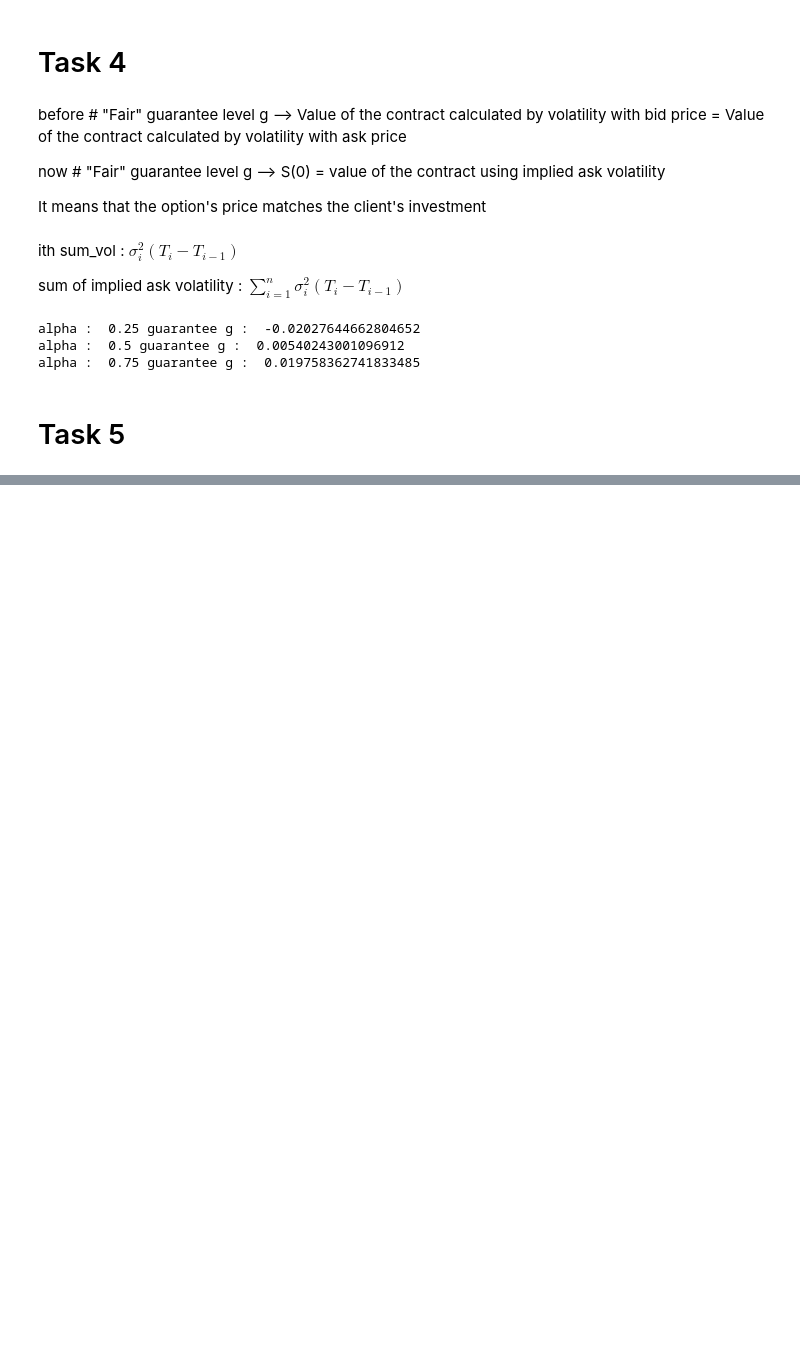
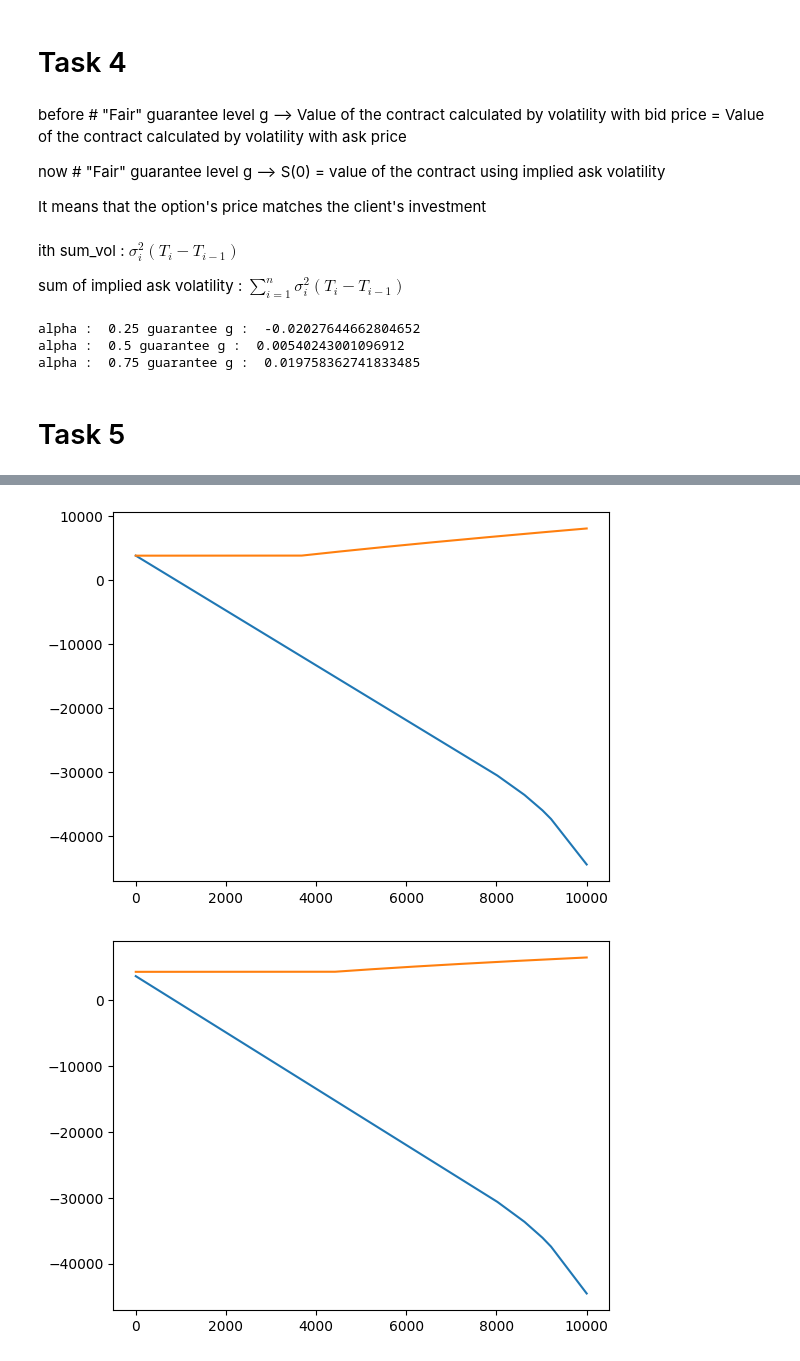
Before and after one commit to Thaigithub/UTS_FDSP_Assignment_Group, a Jupyter notebook: main.ipynb, the cells around one changed output, grey strips where cells are left out. Saved outputs shown, nothing was run; the diff lists cells and outputs as text; code cells hidden in the pictures; blank space fills up the shorter version.

```diff
--- a/main.ipynb
+++ b/main.ipynb
@@ -441,0 +521,16 @@ for j in range(3):
+# %%
+for j in range(3):
+    item = weights_result[j]
+    x = np.linspace(0, 10000, 1001)
+    y1 = []
+    y2 = []
+    for i in x:
+        y1.append(hedge_payoff(i, item, np.array(list(data[data['Strike'] < i]['Strike'])), np.array(list(data[data['Strike'] > i]['Strike']))))
+    for i in x:
+        y2.append(payoff(i, guarantees[j][0], guarantees[j][1]))
+    plt.plot(x, y1)
+    plt.plot(x, y2)
+    plt.show()
+# %% [output]
+[figure, added]
+[figure, added]
```
Also changed, not shown: parts of 5 cells of this notebook.
